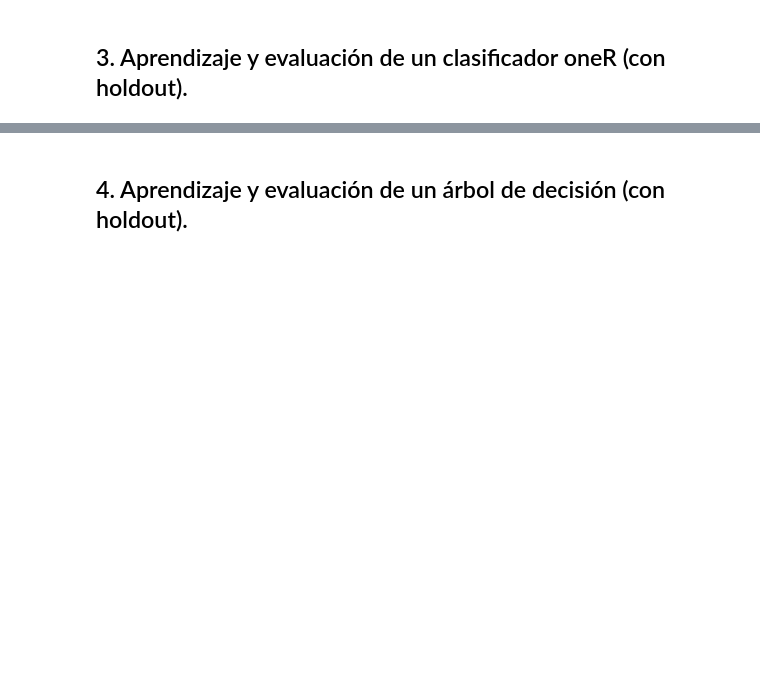
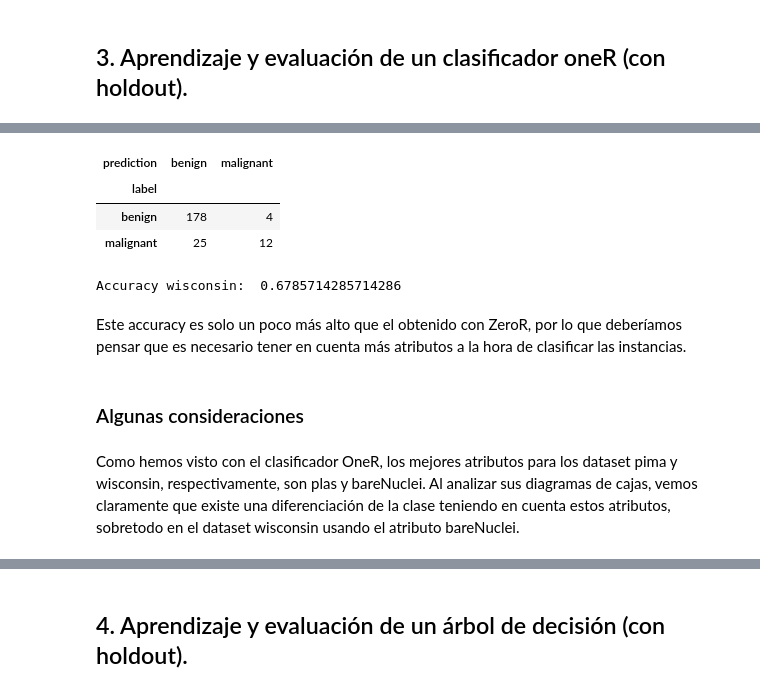
Before and after one commit to VanessaNav/DataMining, a Jupyter notebook: Prac1IvanVanessa.ipynb, the cells around one changed output, grey strips where cells are left out. Drawn from its saved outputs; the diff is of its cells as text; code cells hidden in the pictures; blank space fills up the shorter version.

Commit message:
ZeroR y OneR implementados

```diff
--- a/Prac1IvanVanessa.ipynb
+++ b/Prac1IvanVanessa.ipynb
@@ -207,8 +238,8 @@ Antes de probar el clasificador con nuestros datasets, debemos realizar un proce
 attributesdf1 = df1.drop('label', 1)
 labeldf1 = df1['label']
 
-attributesdf2 = df2.drop('label', 1)
-labeldf2 = df2['label']
+attributesdf2 = cleanDf2.drop('label', 1)
+labeldf2 = cleanDf2['label']
 # %%
 from sklearn.model_selection import train_test_split
 train_atts1, test_atts1, train_label1, test_label1 = train_test_split(
@@ -286,0 +423,2 @@ Como vemos, en ambos casos hay demasiadas instancias mal clasificadas...
+# %%
+(tab2, accuracy2) = trainAndEvalClassifier(trainOneR, wisconsinTraining, wisconsinTest, nbins=len(cleanDf2.label.unique()))
@@ -286,0 +441,17 @@ Como vemos, en ambos casos hay demasiadas instancias mal clasificadas...
+# %%
+tab2
+# %% [output]
+| prediction | benign | malignant |
+| label |  |  |
+| benign | 178 | 4 |
+| malignant | 25 | 12 |
+# %%
+print("Accuracy wisconsin: ",accuracy2)
+# %% [output]
+Accuracy wisconsin:  0.6785714285714286
+# %% [markdown]
+Este accuracy es solo un poco más alto que el obtenido con ZeroR, por lo que deberíamos pensar que es necesario tener en cuenta más atributos a la hora de clasificar las instancias.
+# %% [markdown]
+### Algunas consideraciones
+# %% [markdown]
+Como hemos visto con el clasificador OneR, los mejores atributos para los dataset pima y wisconsin, respectivamente, son plas y bareNuclei. Al analizar sus diagramas de cajas, vemos claramente que existe una diferenciación de la clase teniendo en cuenta estos atributos, sobretodo en el dataset wisconsin usando el atributo bareNuclei.
```
Also changed, not shown: parts of 44 cells of this notebook, 1 other file.
